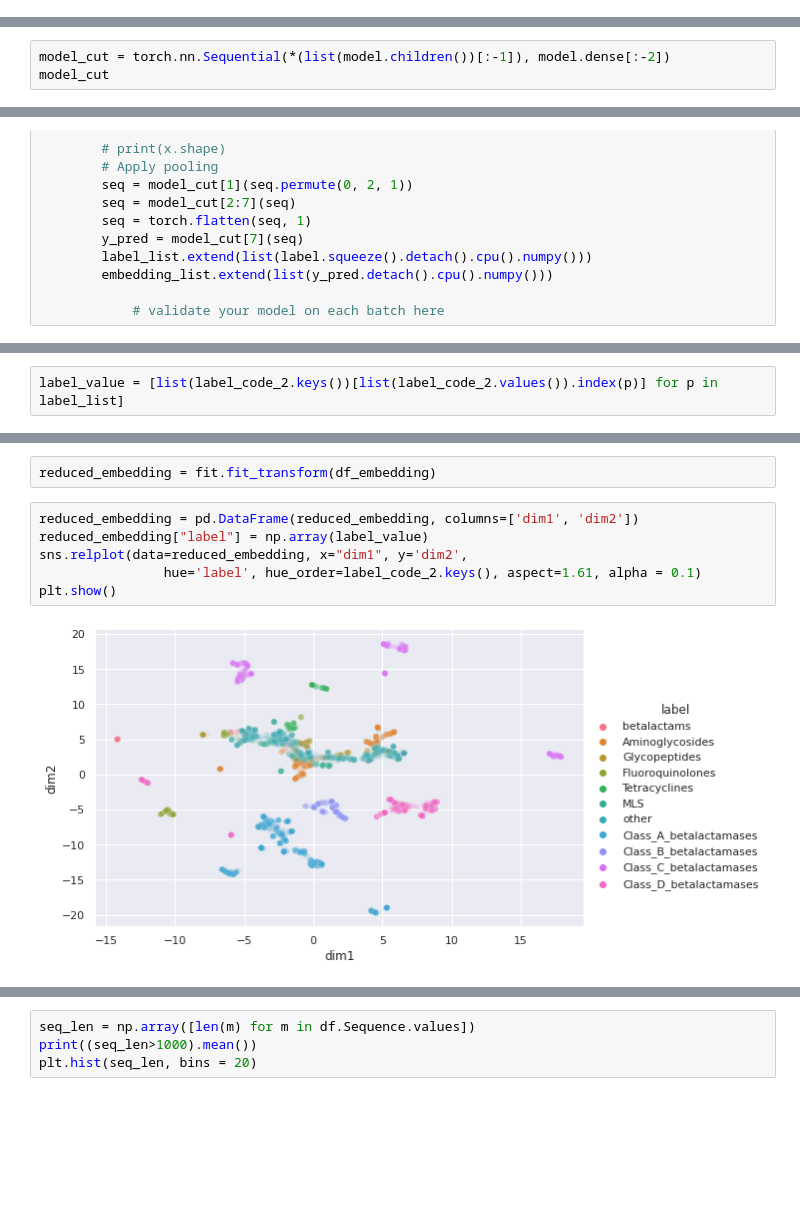
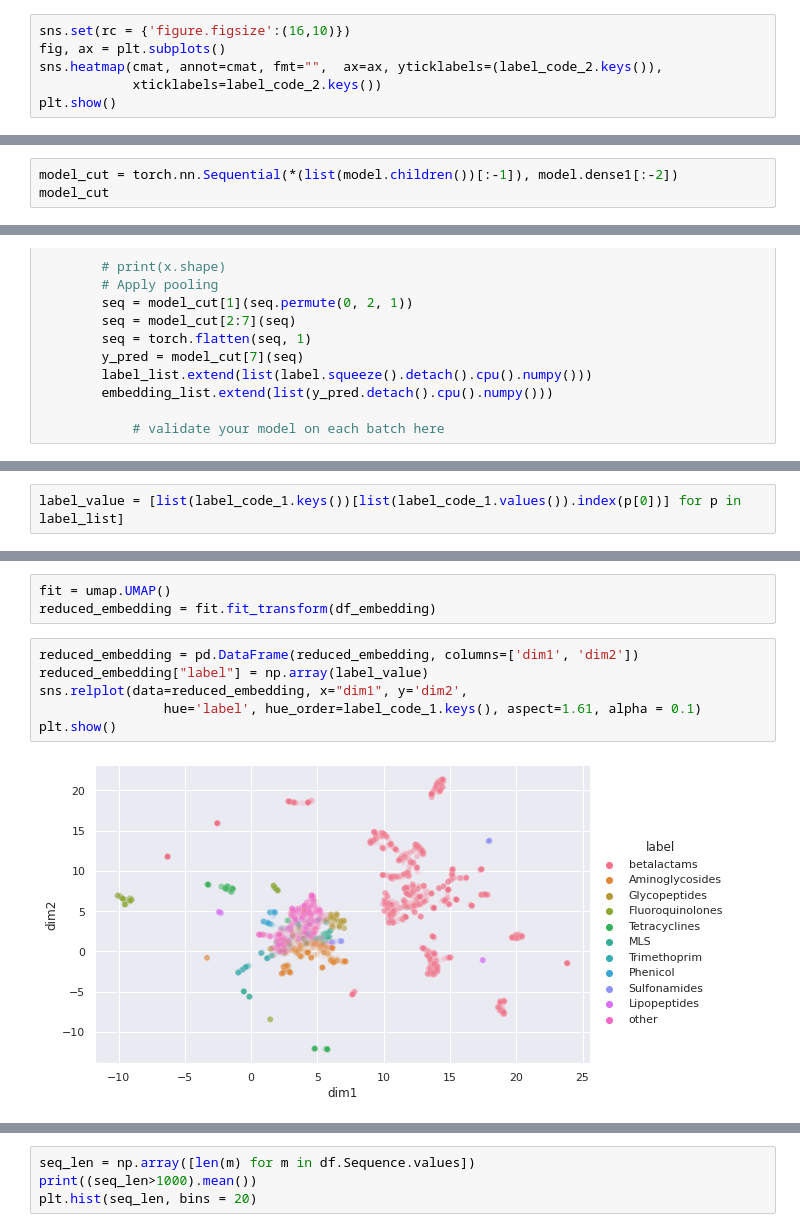
Before and after one commit to bhaweshiitk/20.C51_project, a Jupyter notebook: 20_C51_Graduate_Project.ipynb, the cells around one changed output, grey strips where cells are left out. Drawn from its saved outputs; the diff is of its cells as text; blank space fills up the shorter version.

```diff
--- a/20_C51_Graduate_Project.ipynb
+++ b/20_C51_Graduate_Project.ipynb
@@ -659,0 +864,6 @@ plt.show()
+# %%
+sns.set(rc = {'figure.figsize':(16,10)})
+fig, ax = plt.subplots()
+sns.heatmap(cmat, annot=cmat, fmt="",  ax=ax, yticklabels=(label_code_2.keys()),
+            xticklabels=label_code_2.keys())
+plt.show()
@@ -660,5 +872,5 @@ plt.show()
 # %%
-model_cut = torch.nn.Sequential(*(list(model.children())[:-1]), model.dense[:-2])
+model_cut = torch.nn.Sequential(*(list(model.children())[:-1]), model.dense1[:-2])
 model_cut
 # %% [output]
 Sequential(
@@ -707,5 +922,5 @@ embedding_list.shape, label_list.shape
 # %%
-label_value = [list(label_code_2.keys())[list(label_code_2.values()).index(p)] for p in label_list]
+label_value = [list(label_code_1.keys())[list(label_code_1.values()).index(p[0])] for p in label_list]
 # %%
 df_embedding = pd.DataFrame(data = (embedding_list))
 df_embedding.head()
@@ -720,10 +934,11 @@ df_embedding.head()
 # %%
+fit = umap.UMAP()
 reduced_embedding = fit.fit_transform(df_embedding)
 # %%
 reduced_embedding = pd.DataFrame(reduced_embedding, columns=['dim1', 'dim2'])
 reduced_embedding["label"] = np.array(label_value)
 sns.relplot(data=reduced_embedding, x="dim1", y='dim2',
-                hue='label', hue_order=label_code_2.keys(), aspect=1.61, alpha = 0.1)
+                hue='label', hue_order=label_code_1.keys(), aspect=1.61, alpha = 0.1)
 plt.show()
 # %% [output]
-[figure, old version]
+[figure, new version]
```
Also changed, not shown: parts of 50 cells of this notebook.
